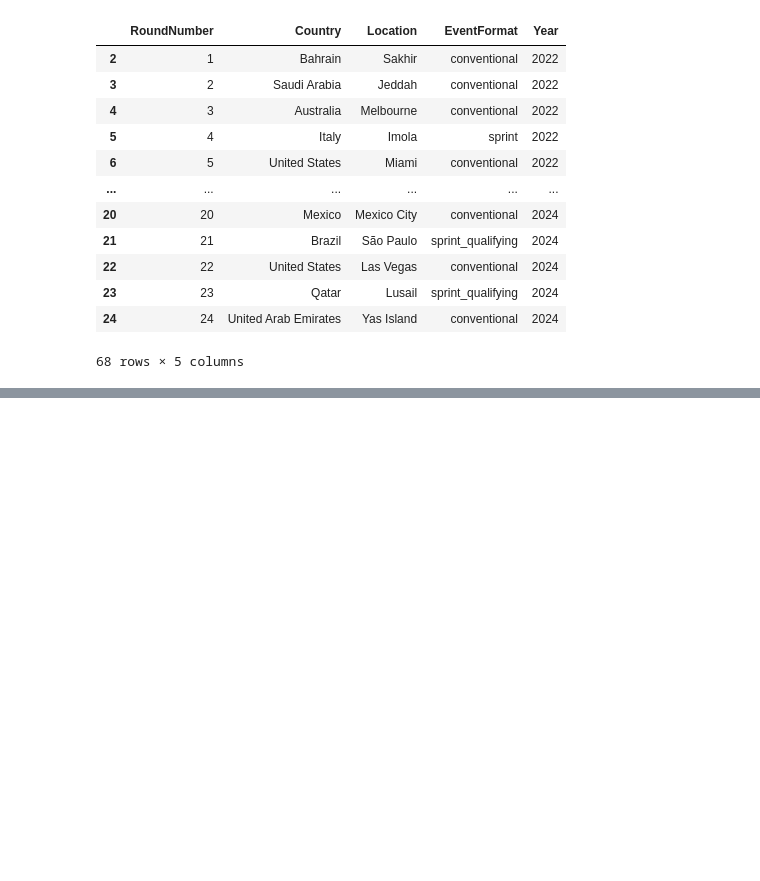
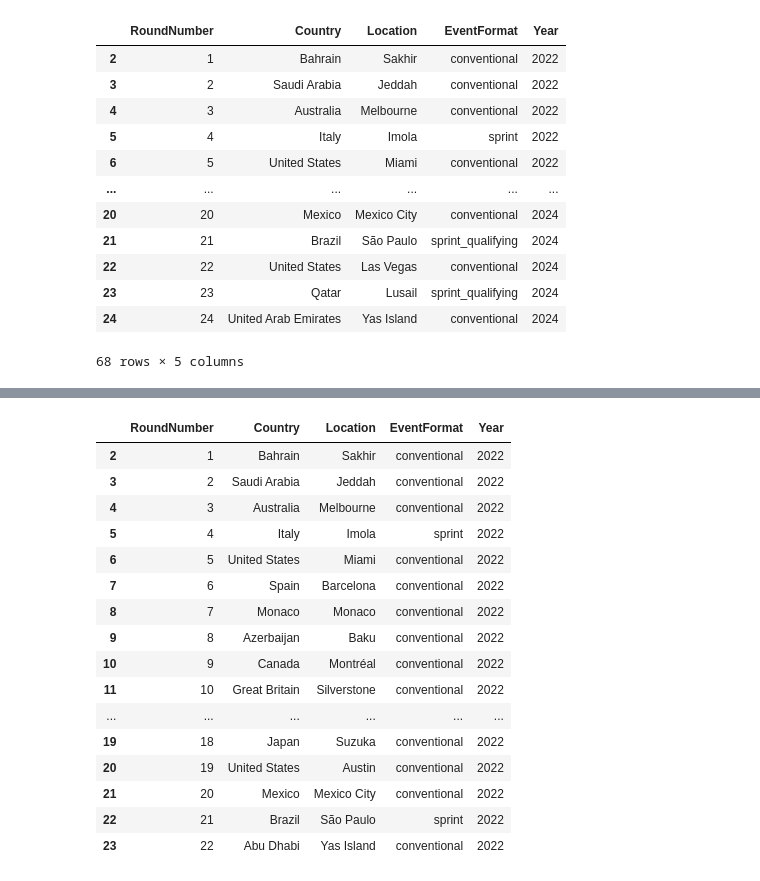
Before and after one commit to rohank36/f1, a Jupyter notebook: data.ipynb, the cells around one changed output, grey strips where cells are left out. Drawn from its saved outputs; the diff is of its cells as text; code cells hidden in the pictures; blank space fills up the shorter version.

```diff
--- a/data.ipynb
+++ b/data.ipynb
@@ -306,6 +215,28 @@ def get_event_info(year,round_num,event_format):
         raise Exception(f"Unknown event format: {event_format}")
 
     return merged_qual_race_df
+# %%
+just2022 = meetings_df.loc[meetings_df["Year"]==2022,:]
+# %%
+just2022
+# %% [output]
+|  | RoundNumber | Country | Location | EventFormat | Year |
+| 2 | 1 | Bahrain | Sakhir | conventional | 2022 |
+| 3 | 2 | Saudi Arabia | Jeddah | conventional | 2022 |
+| 4 | 3 | Australia | Melbourne | conventional | 2022 |
+| 5 | 4 | Italy | Imola | sprint | 2022 |
+| 6 | 5 | United States | Miami | conventional | 2022 |
+| 7 | 6 | Spain | Barcelona | conventional | 2022 |
+| 8 | 7 | Monaco | Monaco | conventional | 2022 |
+| 9 | 8 | Azerbaijan | Baku | conventional | 2022 |
+| 10 | 9 | Canada | Montréal | conventional | 2022 |
+| 11 | 10 | Great Britain | Silverstone | conventional | 2022 |
+| ... | ... | ... | ... | ... | ... |
+| 19 | 18 | Japan | Suzuka | conventional | 2022 |
+| 20 | 19 | United States | Austin | conventional | 2022 |
+| 21 | 20 | Mexico | Mexico City | conventional | 2022 |
+| 22 | 21 | Brazil | São Paulo | sprint | 2022 |
+| 23 | 22 | Abu Dhabi | Yas Island | conventional | 2022 |
 # %%
 def get_data():
     final_df = pd.DataFrame()
```
Also changed, not shown: parts of 12 cells of this notebook, 1 other file.
